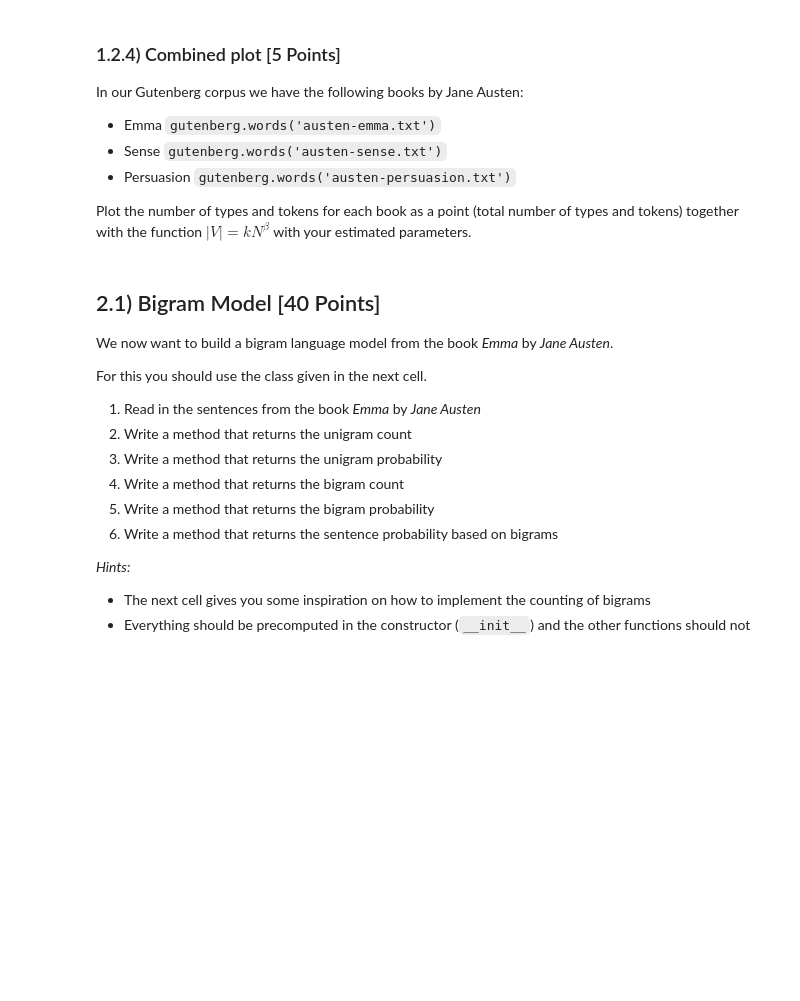
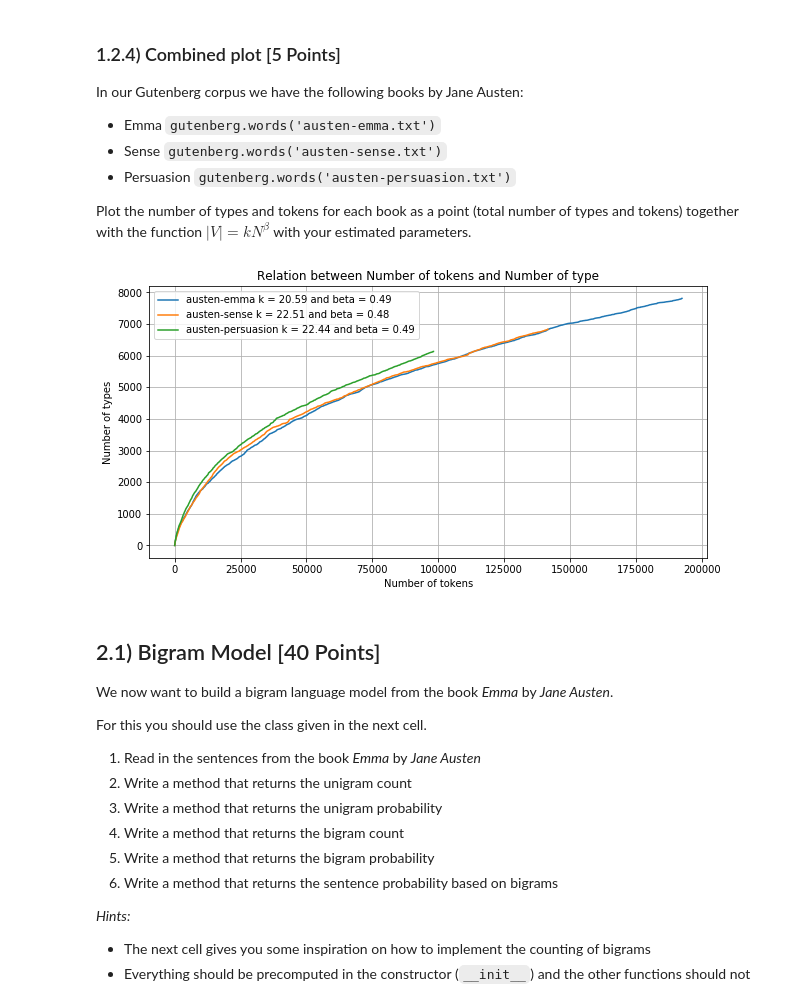
Before and after one commit to DeepanChakravarthiPadmanabhan/NLP_Tasks, a Jupyter notebook: 04/N-Grams.ipynb, the cells around one changed output. Saved outputs shown, nothing was run; the diff lists cells and outputs as text; code cells hidden in the pictures; blank space fills up the shorter version.

```diff
--- a/04/N-Grams.ipynb
+++ b/04/N-Grams.ipynb
@@ -81,11 +81,15 @@ number_of_types = []
 
 # YOUR CODE HERE
 # raise NotImplementedError()
-number_of_tokens = range(1,tokens+1)
-number_of_types = [len(set(emma_words[:i+1])) for i in number_of_tokens]
-for idx, t in enumerate(emma_words):
-    number_of_tokens.append(idx+1)
-    number_of_types.append(len(set(emma_words[:idx+1])))
+number_of_tokens = range(1,len(emma_words)+1)
+types = []
+types_count = 0
+for idx,word in enumerate(emma_words):
+    if word not in types:
+        types.append(word)
+        types_count+=1
+    number_of_types.append(types_count)
+
 
 for i in [10, 100, 1000, 10000]:
     print('After reading {} tokens we found {} types.'.format(
@@ -160,3 +172,46 @@ plt.show()
+# %%
+import matplotlib.pyplot as plt
+
+plt.figure(figsize=(10, 5))
+# YOUR CODE HERE
+# raise NotImplementedError()
+emma_words = gutenberg.words('austen-emma.txt')
+sense_words = gutenberg.words('austen-sense.txt')
+persuasion_words = gutenberg.words('austen-persuasion.txt')
+
+def get_number_of_types(word_list, number_of_tokens):
+    types = []
+    number_of_types = []
+    types_count = 0
+    for idx,word in enumerate(word_list):
+        if word not in types:
+            types.append(word)
+            types_count+=1
+        number_of_types.append(types_count)
+    return number_of_types
+emma_number_of_tokens = range(1,len(emma_words)+1)
+emma_number_of_types = get_number_of_types(emma_words,emma_number_of_tokens)
+sense_number_of_tokens = range(1,len(sense_words)+1)
+sense_number_of_types = get_number_of_types(sense_words,sense_number_of_tokens)
+persuasion_number_of_tokens = range(1,len(persuasion_words)+1)
+persuasion_number_of_types = get_number_of_types(persuasion_words,persuasion_number_of_tokens)
+
+emma_k, emma_beta = curve_fit(func,emma_number_of_tokens,emma_number_of_types)[0]
+sense_k, sense_beta = curve_fit(func,sense_number_of_tokens,sense_number_of_types)[0]
+persuasion_k, persuasion_beta = curve_fit(func,persuasion_number_of_tokens,persuasion_number_of_types)[0]
+
+plt.title("Relation between Number of tokens and Number of type")
+plt.plot(emma_number_of_tokens,emma_number_of_types,label='austen-emma k = {:.2f} and beta = {:.2f}'.format(emma_k,emma_beta))
+plt.plot(sense_number_of_tokens,sense_number_of_types,label='austen-sense k = {:.2f} and beta = {:.2f}'.format(sense_k,sense_beta))
+plt.plot(persuasion_number_of_tokens,persuasion_number_of_types,label='austen-persuasion k = {:.2f} and beta = {:.2f}'.format(persuasion_k,persuasion_beta))
+plt.xlabel("Number of tokens")
+plt.ylabel("Number of types")
+plt.grid()
+plt.legend()
+
+plt.show()
+# %% [output]
+[figure, added]
 # %% [markdown]
 ## 2.1) Bigram Model [40 Points]
 
```
Also changed, not shown: parts of 9 cells of this notebook.
